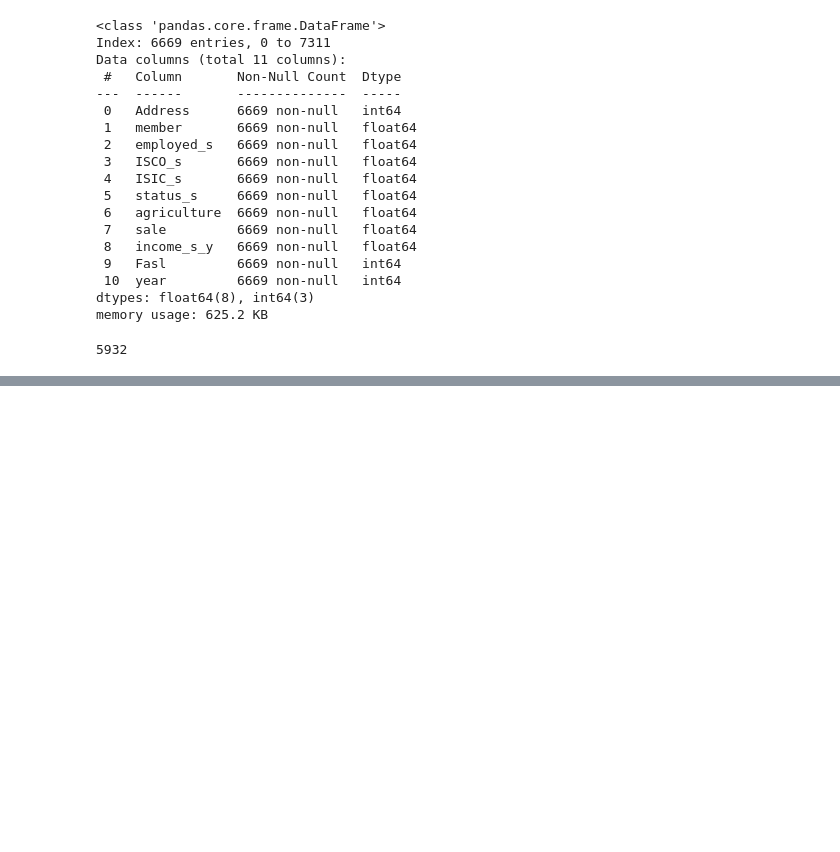
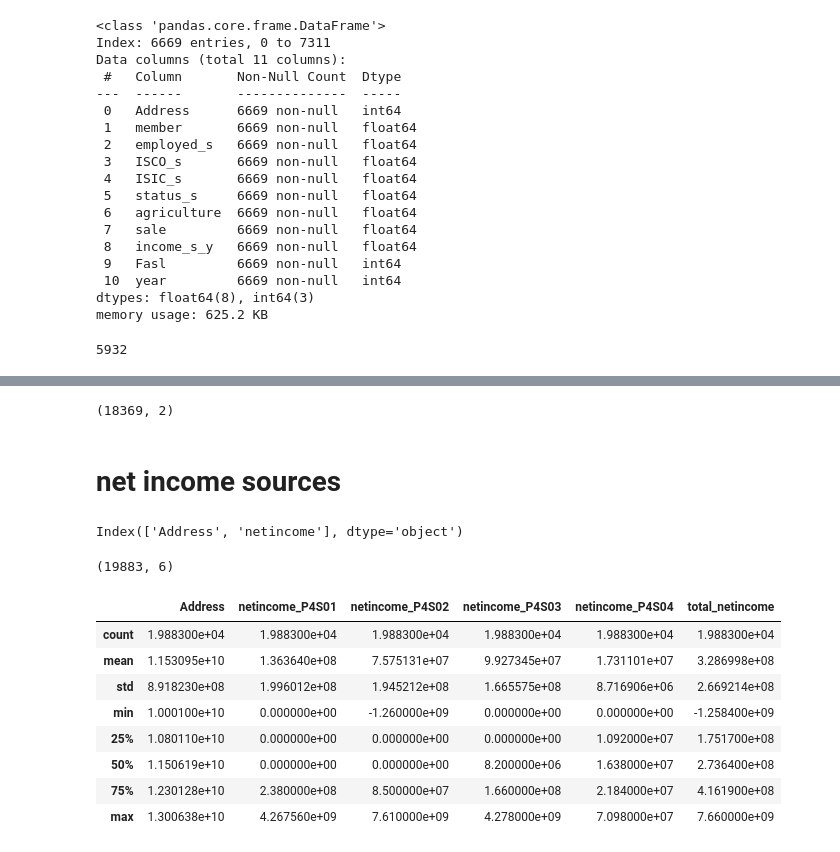
Before and after one commit to AmirmahdiGolahmar/Iranian_HEIS, a Jupyter notebook: data/Preprocessing.ipynb, the cells around one changed output, grey strips where cells are left out. Saved outputs shown, nothing was run; the diff lists cells and outputs as text; code cells hidden in the pictures; blank space fills up the shorter version.

Commit message:
feat: create netincome_dataframe

```diff
--- a/data/Preprocessing.ipynb
+++ b/data/Preprocessing.ipynb
@@ -853,0 +1004,52 @@ len(U98_P4S02_family_netincome)
+# %%
+U98_P4S04_family_netincome = U98_P4S04_family_netincome[['Address', 'subsidy']]
+U98_P4S04_family_netincome = U98_P4S04_family_netincome.groupby('Address')['subsidy'].sum().reset_index()
+U98_P4S04_family_netincome.shape
+# %% [output]
+(18369, 2)
+# %% [markdown]
+# net income sources
+# %%
+U98_P4S01_family_netincome = U98_P4S01_family_netincome.rename(columns={'netincome_w_y': 'netincome'})
+U98_P4S02_family_netincome = U98_P4S02_family_netincome.rename(columns={'income_s_y': 'netincome'})
+U98_P4S03_family_netincome = U98_P4S03_family_netincome.rename(columns={'total_income': 'netincome'})
+U98_P4S04_family_netincome = U98_P4S04_family_netincome.rename(columns={'subsidy': 'netincome'})
+print(U98_P4S03_family_netincome.columns)
+# %% [output]
+Index(['Address', 'netincome'], dtype='object')
+# %%
+merged_df_netincome = U98_P4S01_family_netincome.merge(U98_P4S02_family_netincome, on='Address', how='outer', suffixes=('_P4S01', '_P4S02'))
+
+U98_P4S03_family_netincome = U98_P4S03_family_netincome.rename(columns={'netincome': 'netincome_P4S03'})
+merged_df_netincome = merged_df_netincome.merge(U98_P4S03_family_netincome, on='Address', how='outer')
+
+U98_P4S04_family_netincome = U98_P4S04_family_netincome.rename(columns={'netincome': 'netincome_P4S04'})
+merged_df_netincome = merged_df_netincome.merge(U98_P4S04_family_netincome, on='Address', how='outer')
+
+
+merged_df_netincome = merged_df_netincome.fillna(0)
+merged_df_netincome.head()
+
+merged_df_netincome['total_netincome'] = (
+    merged_df_netincome['netincome_P4S01'] +
+    merged_df_netincome['netincome_P4S02'] +
+    merged_df_netincome['netincome_P4S03'] +
+    merged_df_netincome['netincome_P4S04']
+)
+# %%
+total_net_income = merged_df_netincome
+total_net_income.shape
+# %% [output]
+(19883, 6)
+# %%
+total_net_income.describe()
+# %% [output]
+|  | Address | netincome_P4S01 | netincome_P4S02 | netincome_P4S03 | netincome_P4S04 | total_netincome |
+| count | 1.988300e+04 | 1.988300e+04 | 1.988300e+04 | 1.988300e+04 | 1.988300e+04 | 1.988300e+04 |
+| mean | 1.153095e+10 | 1.363640e+08 | 7.575131e+07 | 9.927345e+07 | 1.731101e+07 | 3.286998e+08 |
+| std | 8.918230e+08 | 1.996012e+08 | 1.945212e+08 | 1.665575e+08 | 8.716906e+06 | 2.669214e+08 |
+| min | 1.000100e+10 | 0.000000e+00 | -1.260000e+09 | 0.000000e+00 | 0.000000e+00 | -1.258400e+09 |
+| 25% | 1.080110e+10 | 0.000000e+00 | 0.000000e+00 | 0.000000e+00 | 1.092000e+07 | 1.751700e+08 |
+| 50% | 1.150619e+10 | 0.000000e+00 | 0.000000e+00 | 8.200000e+06 | 1.638000e+07 | 2.736400e+08 |
+| 75% | 1.230128e+10 | 2.380000e+08 | 8.500000e+07 | 1.660000e+08 | 2.184000e+07 | 4.161900e+08 |
+| max | 1.300638e+10 | 4.267560e+09 | 7.610000e+09 | 4.278000e+09 | 7.098000e+07 | 7.660000e+09 |
```
Also changed, not shown: parts of 19 cells of this notebook.
